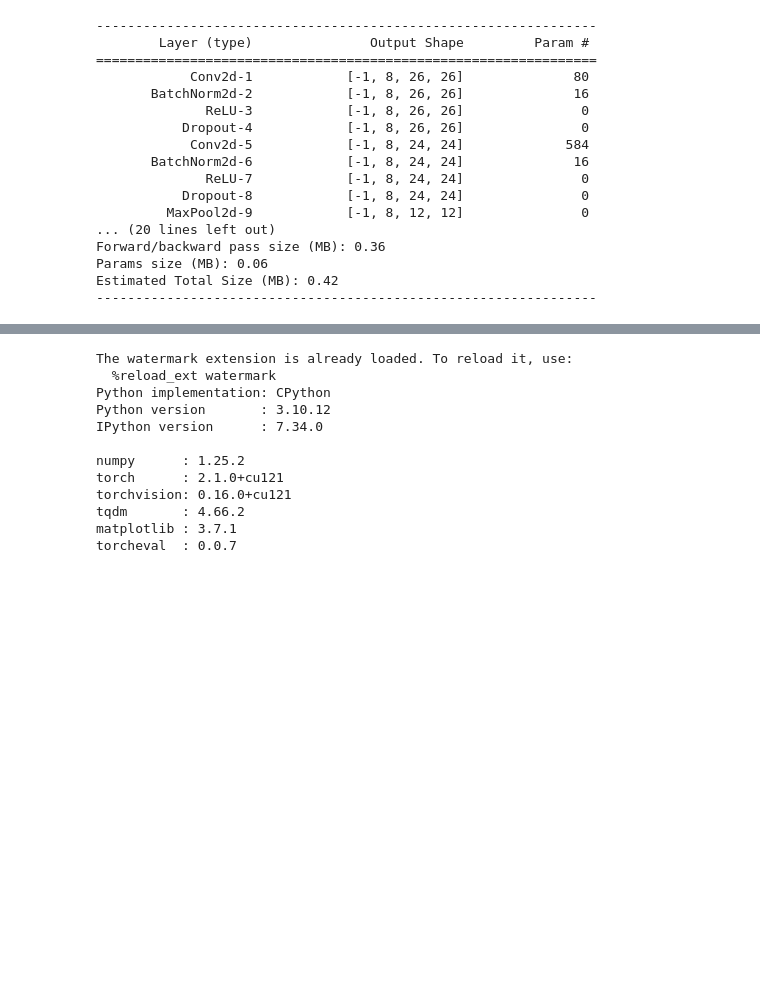
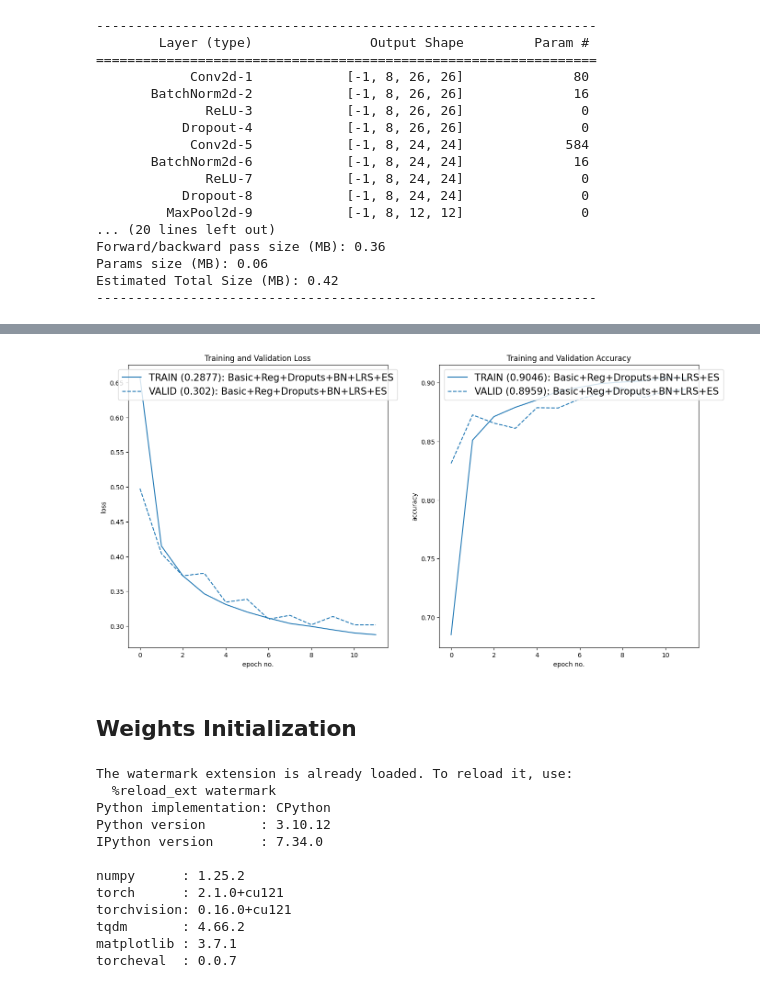
Before and after one commit to soutrik71/pytorch_classics, a Jupyter notebook: AP_Torch3.ipynb, the cells around one changed output, grey strips where cells are left out. Cells and saved outputs as stored; diff of their text form; code cells hidden in the pictures; blank space fills up the shorter version.

```diff
--- a/AP_Torch3.ipynb
+++ b/AP_Torch3.ipynb
@@ -1797,7 +1823,7 @@ import torch
 
 class EarlyStopping:
     """Early stops the training if validation loss doesn't improve after a given patience."""
-    def __init__(self, patience=3, verbose=True, delta=0.0001, path='checkpoint.pt', trace_func=print):
+    def __init__(self, patience=3, verbose=True, delta=1e-5, trace_func=print):
         """
         Args:
             patience (int): How long to wait after last time validation loss improved.
@@ -1818,9 +1844,9 @@ class EarlyStopping:
         self.early_stop = False
         self.val_loss_min = np.Inf
         self.delta = delta
-        self.path = path
+        self.path = "checkpoint.pt"
         self.trace_func = trace_func
-    def __call__(self, val_loss, model):
+    def __call__(self, val_loss, model, epoch):
 
         score = -val_loss
 
@@ -1894,11 +1920,11 @@ train_metrics = []
 test_losses = []
 test_metrics = []
 
-for epoch in range(0,epochs):
+for epoch in range(0,epochs+5):
   print(f'Epoch {epoch}')
   train_losses, train_metrics = train_module(fas_model4, device, train_loader, optimizer, criterion, metric, train_losses, train_metrics, reg_type, reg_coeff, None)
   test_losses , test_metrics = test_module(fas_model4, device, test_loader, criterion, metric, test_losses, test_metrics, plateau_scheduler)
-  early_stopping(test_losses[-1], fas_model4)
+  early_stopping(test_losses[-1], fas_model4, epoch) # last recorded test loss to measure the improvement against the prior one
   if early_stopping.early_stop:
     print("Early stopping")
     break
@@ -1922,3 +1961,16 @@ Epoch 3
+# %%
+plot_loss_accuracy(train_loss= [train_losses],
+                   val_loss= [test_losses],
+                   train_acc= [train_metrics],
+                   val_acc= [test_metrics],
+                   labels=['Basic+Reg+Droputs+BN+LRS+ES'],
+                   colors=['blue'],
+                   loss_legend_loc='upper center',
+                   acc_legend_loc='upper left')
+# %% [output]
+[figure, added]
+# %% [markdown]
+## Weights Initialization
 # %%
 %load_ext watermark
 %watermark -v -p numpy,torch,torchvision,tqdm,matplotlib,torcheval
```
Also changed, not shown: parts of 6 cells of this notebook.
